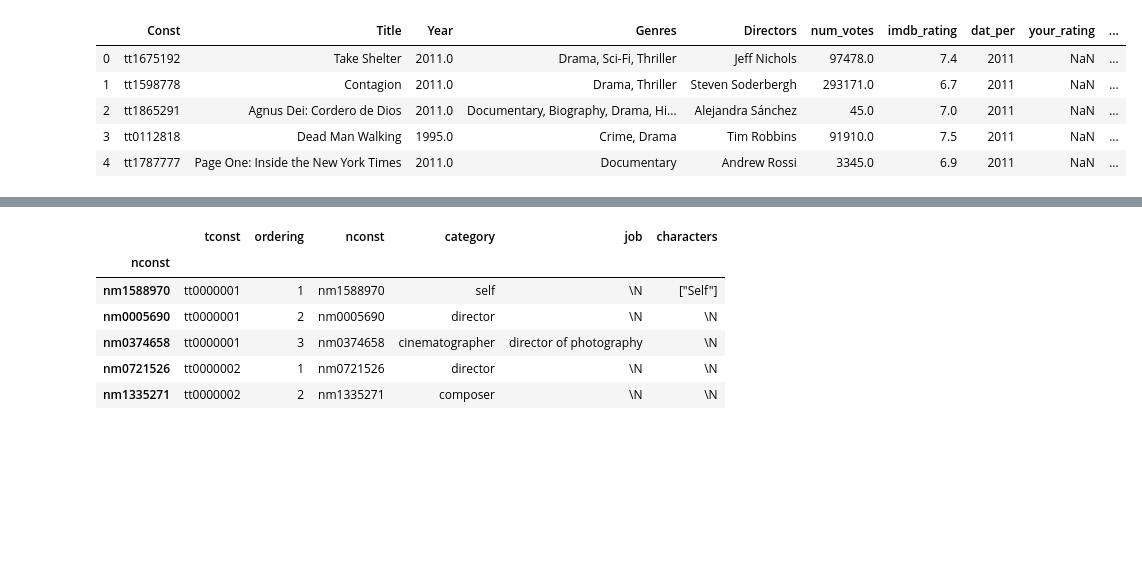
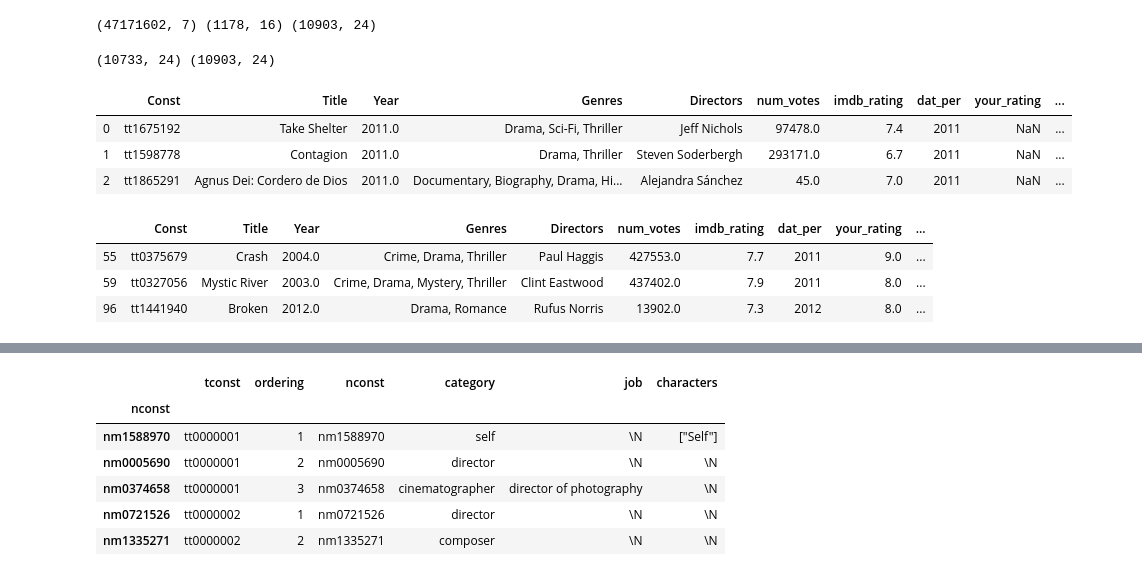
Before and after one commit to cwerner13/ZurichFilmFestival, a Jupyter notebook: zff.ipynb, the cells around one changed output, grey strips where cells are left out. Drawn from its saved outputs; the diff is of its cells as text; code cells hidden in the pictures; blank space fills up the shorter version.

```diff
--- a/zff.ipynb
+++ b/zff.ipynb
@@ -26,25 +119,74 @@ newdf[(newdf.num_votes <100) & (newdf.imdb_rating> 8)].head()
+# %%
+#################################################
+# Join
+#################################################
+
+newdf.loc[:,( 'Const', 'dat_per', 'Title')]
+#P[P['tconst'] == newdf["Const"]].head()
+
+zff = pd.merge(     P
+                  , newdf.loc[:,( 'Const', 'dat_per')]
+                  , how = 'inner', left_on="tconst", right_on="Const"
+                 )
+zff = pd.merge(     T
+                  , zff
+                  , how = 'inner', left_on="tconst", right_on="tconst"
+                 )
+zff = pd.merge(     N.loc[:, ('nconst','primaryProfession', 'primaryName', 'birthYear', 'deathYear')]
+                  , zff
+                  , how = 'inner', left_on="nconst", right_on="nconst"
+                 )
+zff = pd.merge(     R.loc[:, ('tconst','averageRating', 'numVotes')]
+                  , zff
+                  , how = 'inner', left_on="tconst", right_on="tconst"
+                 )
+print(P.shape,newdf.shape, zff.shape)
+# %% [output]
+(47171602, 7) (1178, 16) (10903, 24)
+# %%
+#################################################
+#remove rows not needed
+#################################################
+
+X = zff[zff['category']!= "production_designer"]
+X = X[X['category']!= "archive_footage"]
+print(X.shape, zff.shape)
+
+#################################################
+# export to file
+#################################################
+X.to_csv('data/zff.csv'  ,encoding='utf-8')
+# %% [output]
+(10733, 24) (10903, 24)
 # %%
-### import my Ratings #######
+############################################
+### import my Ratings
+############################################
 cwdf = pd.DataFrame()
-#cwdf = pd.read_csv ("data/cw1312_ratings_20191027.csv", encoding='latin-1')
 cwdf = pd.read_csv ("data/ratings.csv", encoding='latin-1')
 cwdf.rename(columns = {"Your Rating": "your_rating"}, inplace = True)
 
 ### left outer join my rating
 combdf = pd.merge(  newdf.loc[:,('Const', 'Title', 'Year', 'Genres', 'Directors','num_votes','imdb_rating','dat_per')]
                   , cwdf.loc[:,( 'Const', 'your_rating')]
                   , how = 'left', left_on="Const", right_on="Const"
                  )
 #                 ).drop('Const', axis=1)
 combdf['rate_diff2'] = combdf['your_rating'] - combdf['imdb_rating']
-combdf.head()
+combdf.head(3)
 # %% [output]
 |  | Const | Title | Year | Genres | Directors | num_votes | imdb_rating | dat_per | your_rating | ... |
 | 0 | tt1675192 | Take Shelter | 2011.0 | Drama, Sci-Fi, Thriller | Jeff Nichols | 97478.0 | 7.4 | 2011 | NaN | ... |
 | 1 | tt1598778 | Contagion | 2011.0 | Drama, Thriller | Steven Soderbergh | 293171.0 | 6.7 | 2011 | NaN | ... |
 | 2 | tt1865291 | Agnus Dei: Cordero de Dios | 2011.0 | Documentary, Biography, Drama, Hi... | Alejandra Sánchez | 45.0 | 7.0 | 2011 | NaN | ... |
-| 3 | tt0112818 | Dead Man Walking | 1995.0 | Crime, Drama | Tim Robbins | 91910.0 | 7.5 | 2011 | NaN | ... |
-| 4 | tt1787777 | Page One: Inside the New York Times | 2011.0 | Documentary | Andrew Rossi | 3345.0 | 6.9 | 2011 | NaN | ... |
+# %%
+#combdf[combdf['rate_diff2'].notnull()]
+combdf[combdf.rate_diff2 > 0].head(3)
+# %% [output]
+|  | Const | Title | Year | Genres | Directors | num_votes | imdb_rating | dat_per | your_rating | ... |
+| 55 | tt0375679 | Crash | 2004.0 | Crime, Drama, Thriller | Paul Haggis | 427553.0 | 7.7 | 2011 | 9.0 | ... |
+| 59 | tt0327056 | Mystic River | 2003.0 | Crime, Drama, Mystery, Thriller | Clint Eastwood | 437402.0 | 7.9 | 2011 | 8.0 | ... |
+| 96 | tt1441940 | Broken | 2012.0 | Drama, Romance | Rufus Norris | 13902.0 | 7.3 | 2012 | 8.0 | ... |
 # %%
 import seaborn as sns
 sns.set()
```
Also changed, not shown: parts of 30 cells of this notebook.
